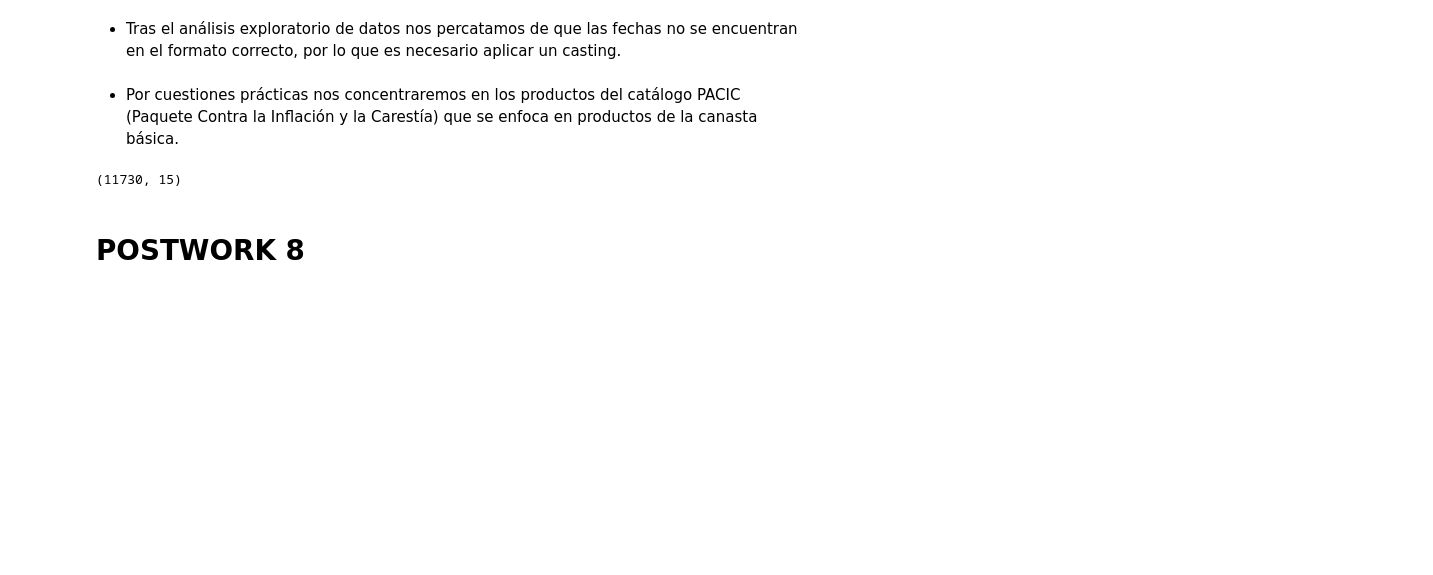
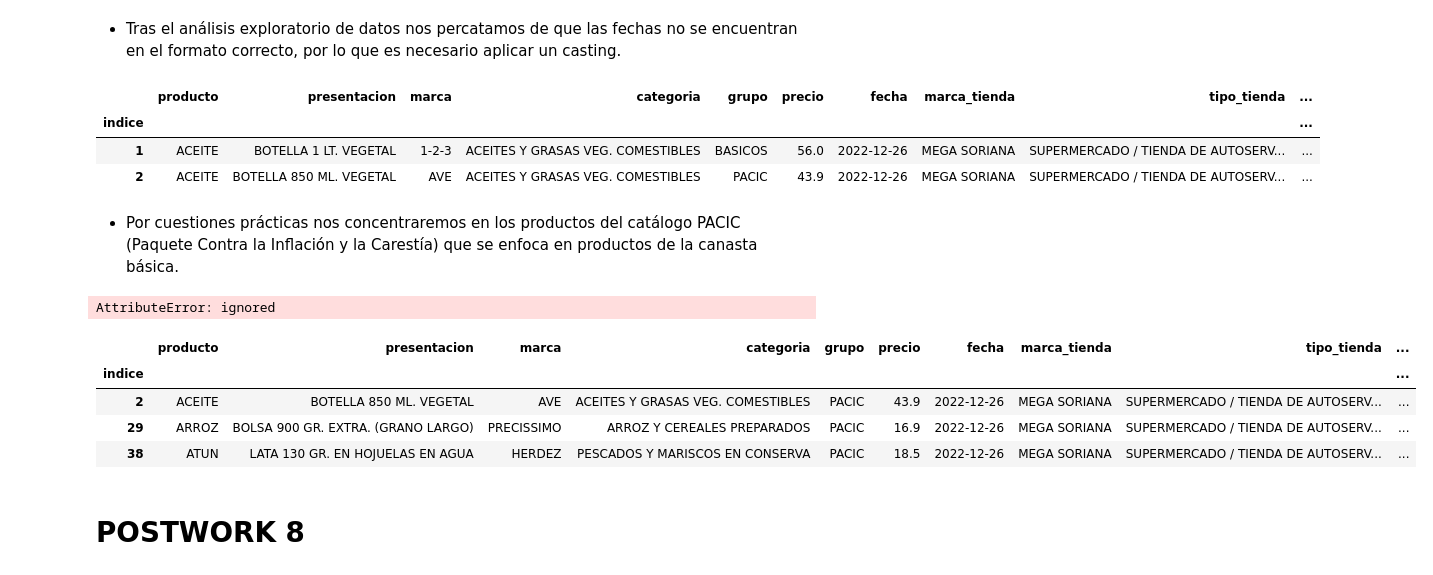
Before and after one commit to adavals/bedu-datascience-f2m2, a Jupyter notebook: Postwork1_8.ipynb, the cells around one changed output. Drawn from its saved outputs; the diff is of its cells as text; code cells hidden in the pictures; blank space fills up the shorter version.

```diff
--- a/Postwork1_8.ipynb
+++ b/Postwork1_8.ipynb
@@ -376,16 +445,36 @@ Para el correcto análisis y explotación de la información la mayoría de las
 # %%
 #Casting de fechas a datetime64[ns]
 df['fecha']=pd.to_datetime(df['fecha'], unit='ns')
+# %%
+#Extraer codigo postal de la columna direccion
+df['CP'] = df['direccion'].str[-5:]
+df.head(2)
+# %% [output]
+|  | producto | presentacion | marca | categoria | grupo | precio | fecha | marca_tienda | tipo_tienda | ... |
+| indice |  |  |  |  |  |  |  |  |  | ... |
+| 1 | ACEITE | BOTELLA 1 LT. VEGETAL | 1-2-3 | ACEITES Y GRASAS VEG. COMESTIBLES | BASICOS | 56.0 | 2022-12-26 | MEGA SORIANA | SUPERMERCADO / TIENDA DE AUTOSERV... | ... |
+| 2 | ACEITE | BOTELLA 850 ML. VEGETAL | AVE | ACEITES Y GRASAS VEG. COMESTIBLES | PACIC | 43.9 | 2022-12-26 | MEGA SORIANA | SUPERMERCADO / TIENDA DE AUTOSERV... | ... |
 # %% [markdown]
 * Por cuestiones prácticas nos concentraremos en los productos del catálogo PACIC (Paquete Contra la Inflación y la Carestía) que se enfoca en productos de la canasta básica.
 # %%
 grupo_pacic = df['grupo']=='PACIC'
 df=df[grupo_pacic]
+# %%
+uom_std=[]
+for t in df['presentacion'].split():
+    uom_std.append(float(t))
+#[int(temp)for temp in df['presentacion'].split() if temp.isdigit()]
+# %% [output]
+AttributeError: ignored
 # %%
 df.shape
-df.head(5)
+df.head(3)
 # %% [output]
-(11730, 15)
+|  | producto | presentacion | marca | categoria | grupo | precio | fecha | marca_tienda | tipo_tienda | ... |
+| indice |  |  |  |  |  |  |  |  |  | ... |
+| 2 | ACEITE | BOTELLA 850 ML. VEGETAL | AVE | ACEITES Y GRASAS VEG. COMESTIBLES | PACIC | 43.9 | 2022-12-26 | MEGA SORIANA | SUPERMERCADO / TIENDA DE AUTOSERV... | ... |
+| 29 | ARROZ | BOLSA 900 GR. EXTRA. (GRANO LARGO) | PRECISSIMO | ARROZ Y CEREALES PREPARADOS | PACIC | 16.9 | 2022-12-26 | MEGA SORIANA | SUPERMERCADO / TIENDA DE AUTOSERV... | ... |
+| 38 | ATUN | LATA 130 GR. EN HOJUELAS EN AGUA | HERDEZ | PESCADOS Y MARISCOS EN CONSERVA | PACIC | 18.5 | 2022-12-26 | MEGA SORIANA | SUPERMERCADO / TIENDA DE AUTOSERV... | ... |
 # %% [markdown]
 # POSTWORK 8
 # %% [markdown]
```
Also changed, not shown: parts of 54 cells of this notebook.
